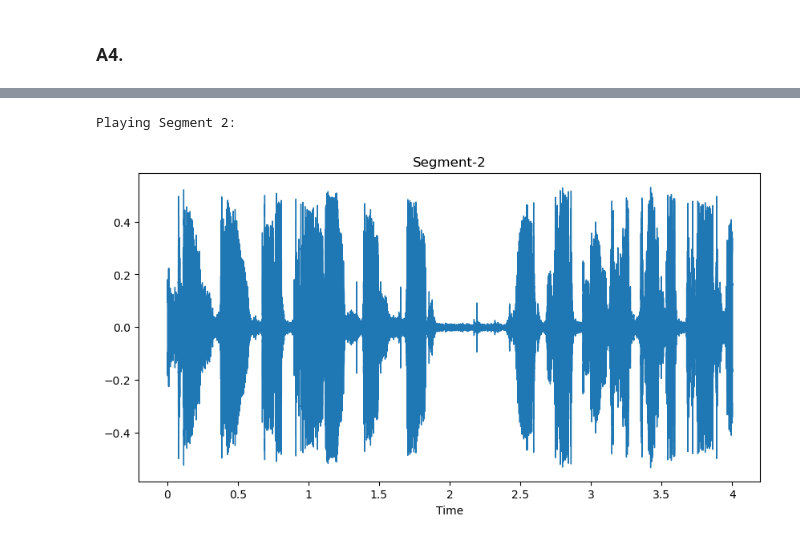
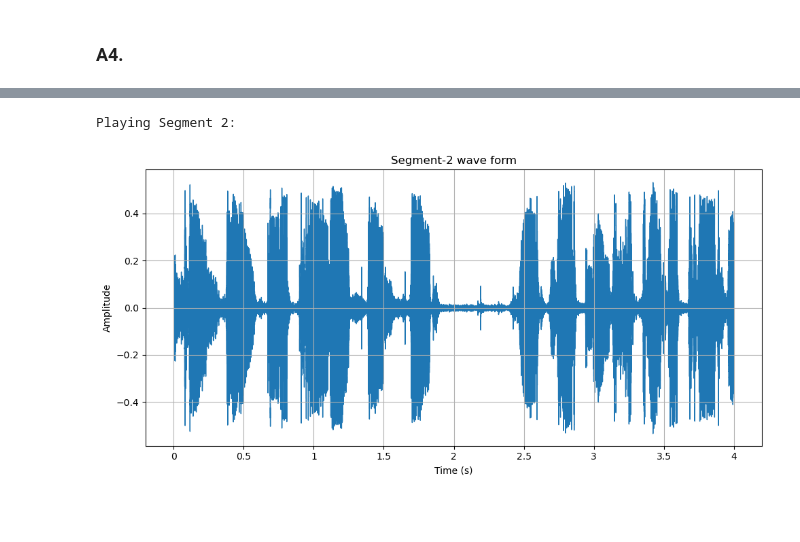
Before and after one commit to Subhash7781/AI-in-Speech-Processing, a Jupyter notebook: 21113_Lab01.ipynb, the cells around one changed output, grey strips where cells are left out. Cells and saved outputs as stored; diff of their text form; code cells hidden in the pictures; blank space fills up the shorter version.

```diff
--- a/21113_Lab01.ipynb
+++ b/21113_Lab01.ipynb
@@ -64,12 +76,16 @@ Playing Segment 1:
 # %%
 print("Playing Segment 2:")
 
 plt.figure(figsize=(10, 5))
 librosa.display.waveshow(segment_2)
-plt.title('Segment-2')
+plt.title('Segment-2 wave form')
+plt.xlabel('Time (s)')
+plt.ylabel('Amplitude')
+plt.grid(True)
+plt.tight_layout()
 plt.show()
 ipd.Audio(segment_2, rate=sr)
 # %% [output]
 Playing Segment 2:
-[figure, old version]
+[figure, new version]
 [interactive output not drawn]
```
Also changed, not shown: parts of 3 cells of this notebook.
